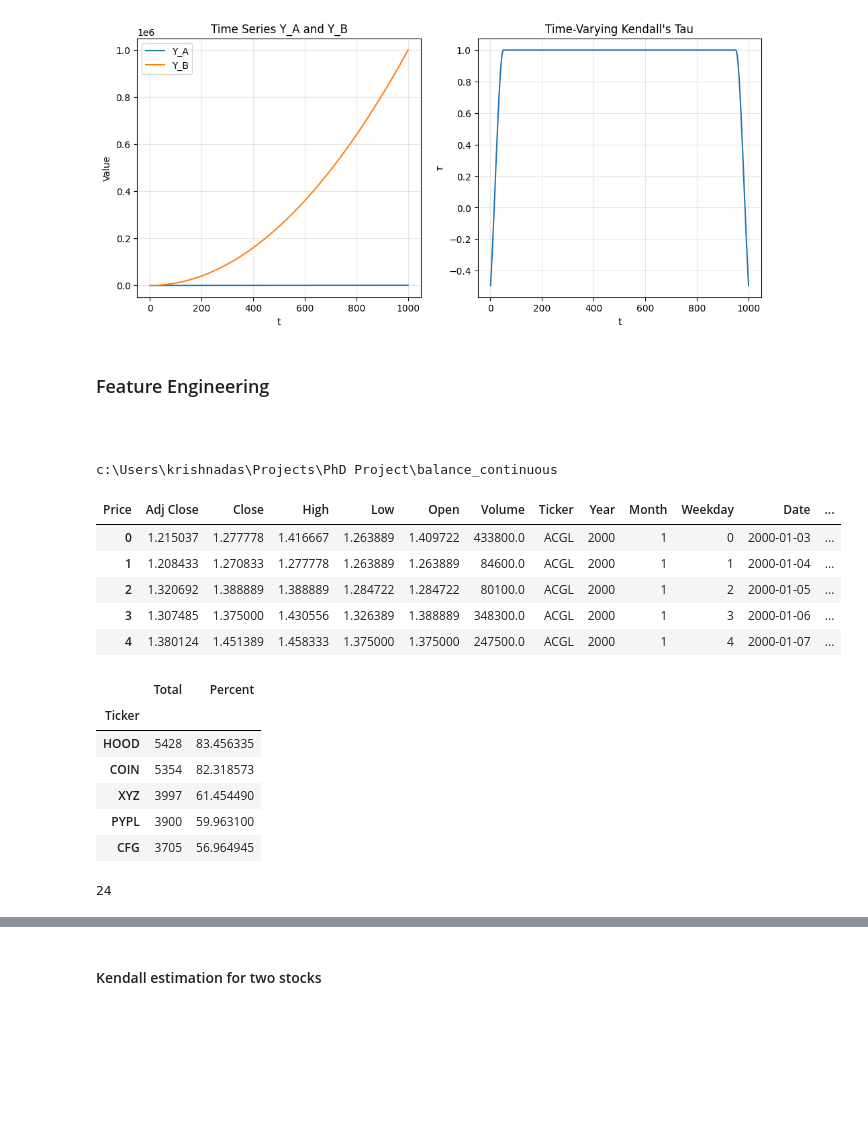
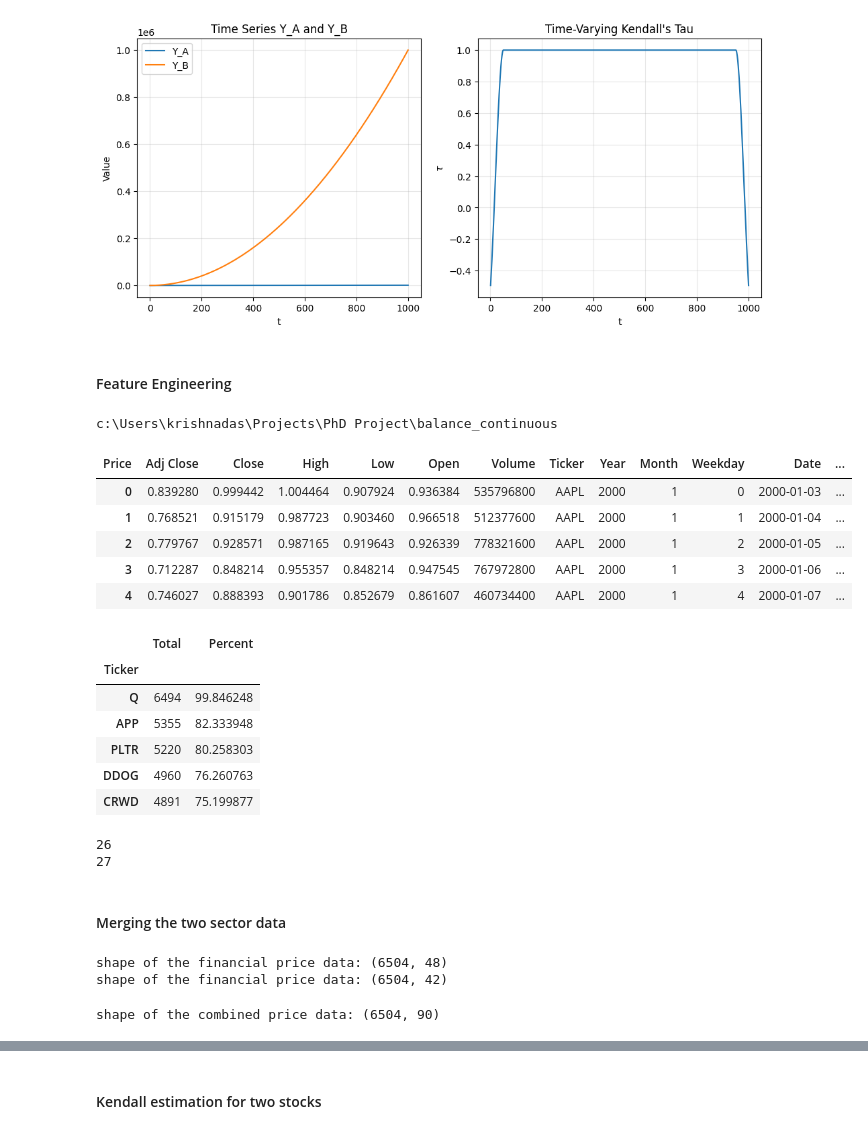
Before and after one commit to krishna-das-m/balance_continuous, a Jupyter notebook: research/02_data_transformation.ipynb, the cells around one changed output, grey strips where cells are left out. Saved outputs shown, nothing was run; the diff lists cells and outputs as text; code cells hidden in the pictures; blank space fills up the shorter version.

Commit message:
Added sector data

````diff
--- a/research/02_data_transformation.ipynb
+++ b/research/02_data_transformation.ipynb
@@ -181,9 +181,7 @@ Tau estimate at t=500 is 0.9995951619433687
 Tau estimate at t=900 is 0.9995951619433687
 [figure]
 # %% [markdown]
-### Feature Engineering
-
-```python
+#### Feature Engineering
 # %%
 # Get project root (one level up from research/)
 PROJECT_ROOT = Path(os.getcwd()).parent if Path(os.getcwd()).name == "research" else Path(os.getcwd())
@@ -191,17 +189,16 @@ print(PROJECT_ROOT)
 # %% [output]
 c:\Users\krishnadas\Projects\PhD Project\balance_continuous
 # %%
-
 # calculate the log return
-sector_tickers = pd.read_parquet(PROJECT_ROOT/'artifacts/data_ingestion/tickers_financial.parquet')
+sector_tickers = pd.read_parquet(PROJECT_ROOT/'artifacts/data_ingestion/tickers_IT.parquet')
 sector_tickers.head()
 # %% [output]
 | Price | Adj Close | Close | High | Low | Open | Volume | Ticker | Year | Month | Weekday | Date | ... |
-| 0 | 1.215037 | 1.277778 | 1.416667 | 1.263889 | 1.409722 | 433800.0 | ACGL | 2000 | 1 | 0 | 2000-01-03 | ... |
-| 1 | 1.208433 | 1.270833 | 1.277778 | 1.263889 | 1.263889 | 84600.0 | ACGL | 2000 | 1 | 1 | 2000-01-04 | ... |
-| 2 | 1.320692 | 1.388889 | 1.388889 | 1.284722 | 1.284722 | 80100.0 | ACGL | 2000 | 1 | 2 | 2000-01-05 | ... |
-| 3 | 1.307485 | 1.375000 | 1.430556 | 1.326389 | 1.388889 | 348300.0 | ACGL | 2000 | 1 | 3 | 2000-01-06 | ... |
-| 4 | 1.380124 | 1.451389 | 1.458333 | 1.375000 | 1.375000 | 247500.0 | ACGL | 2000 | 1 | 4 | 2000-01-07 | ... |
+| 0 | 0.839280 | 0.999442 | 1.004464 | 0.907924 | 0.936384 | 535796800 | AAPL | 2000 | 1 | 0 | 2000-01-03 | ... |
+| 1 | 0.768521 | 0.915179 | 0.987723 | 0.903460 | 0.966518 | 512377600 | AAPL | 2000 | 1 | 1 | 2000-01-04 | ... |
+| 2 | 0.779767 | 0.928571 | 0.987165 | 0.919643 | 0.926339 | 778321600 | AAPL | 2000 | 1 | 2 | 2000-01-05 | ... |
+| 3 | 0.712287 | 0.848214 | 0.955357 | 0.848214 | 0.947545 | 767972800 | AAPL | 2000 | 1 | 3 | 2000-01-06 | ... |
+| 4 | 0.746027 | 0.888393 | 0.901786 | 0.852679 | 0.861607 | 460734400 | AAPL | 2000 | 1 | 4 | 2000-01-07 | ... |
 # %%
 sector_price_data = sector_tickers.pivot(index='Date', columns='Ticker', values='log_return')
 # %%
@@ -212,19 +209,21 @@ sector_missing_data.head()
 # %% [output]
 |  | Total | Percent |
 | Ticker |  |  |
-| HOOD | 5428 | 83.456335 |
-| COIN | 5354 | 82.318573 |
-| XYZ | 3997 | 61.454490 |
-| PYPL | 3900 | 59.963100 |
-| CFG | 3705 | 56.964945 |
+| Q | 6494 | 99.846248 |
+| APP | 5355 | 82.333948 |
+| PLTR | 5220 | 80.258303 |
+| DDOG | 4960 | 76.260763 |
+| CRWD | 4891 | 75.199877 |
 # %%
 sector_missing_data = sector_missing_data.reset_index()
-tickers_to_drop = sector_missing_data[sector_missing_data['Percent']>5]['Ticker']
+tickers_to_drop = sector_missing_data[sector_missing_data['Percent']>1]['Ticker']
+print(len(tickers_to_drop))
+tickers_to_drop = tickers_to_drop.to_list()
+tickers_to_drop.append('ADI')
+print(len(tickers_to_drop))
+# %% [output]
+26
+27
-# %%
-print(len(tickers_to_drop))
-tickers_to_drop = tickers_to_drop.to_list()
-# %% [output]
-24
 # %%
 # remove tickers wsectorh more than 5% missing data
 sector_price_data.drop(tickers_to_drop, axis=1, inplace=True)
@@ -234,0 +234,2 @@ sector_price_data.to_parquet(filepath, engine='fastparquet',compression='brotli'
+# %% [markdown]
+#### Merging the two sector data
@@ -234,0 +242,11 @@ sector_price_data.to_parquet(filepath, engine='fastparquet',compression='brotli'
+# %%
+print(f'shape of the financial price data: {financial_price_data.shape}')
+print(f'shape of the financial price data: {IT_price_data.shape}')
+# %% [output]
+shape of the financial price data: (6504, 48)
+shape of the financial price data: (6504, 42)
+# %%
+combined_sector = pd.merge(financial_price_data, IT_price_data, on='Date', how='inner')
+print(f'shape of the combined price data: {combined_sector.shape}')
+# %% [output]
+shape of the combined price data: (6504, 90)
````
Also changed, not shown: parts of 10 cells of this notebook, 5 other files.
